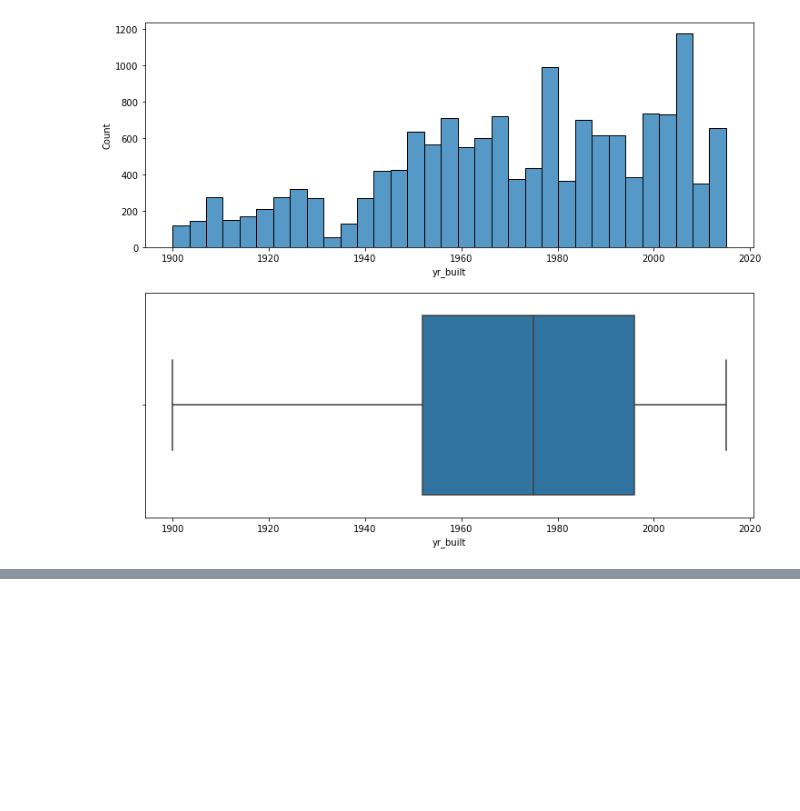
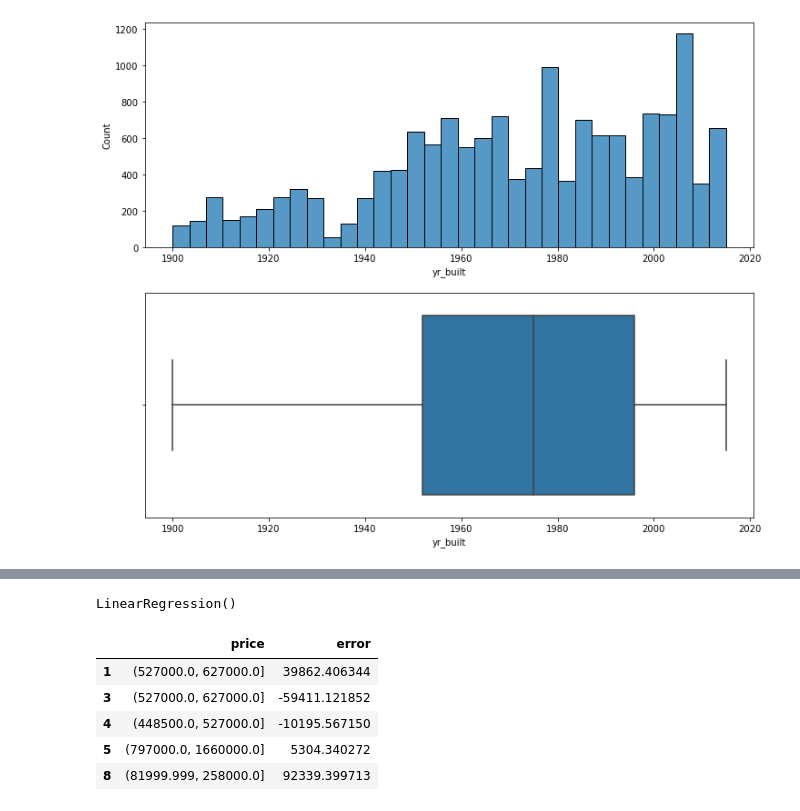
Before and after one commit to gkwarner/bsc-phase-two-project, a Jupyter notebook: notebooks/exploratory/Gabe/Import data.ipynb, the cells around one changed output, grey strips where cells are left out. Cells and saved outputs as stored; diff of their text form; code cells hidden in the pictures; blank space fills up the shorter version.

```diff
--- a/notebooks/exploratory/Gabe/Import data.ipynb
+++ b/notebooks/exploratory/Gabe/Import data.ipynb
@@ -508,0 +546,6 @@ sns.boxplot(x=yr_built_under_3_std['yr_built'], ax=ax[1])
+# %%
+train_zipcode = train_zipcode.drop('date', axis=1)
+# %%
+lr.fit(train_zipcode, y_train)
+# %% [output]
+LinearRegression()
@@ -508,0 +556,9 @@ sns.boxplot(x=yr_built_under_3_std['yr_built'], ax=ax[1])
+# %%
+binned_df.head()
+# %% [output]
+|  | price | error |
+| 1 | (527000.0, 627000.0] | 39862.406344 |
+| 3 | (527000.0, 627000.0] | -59411.121852 |
+| 4 | (448500.0, 527000.0] | -10195.567150 |
+| 5 | (797000.0, 1660000.0] | 5304.340272 |
+| 8 | (81999.999, 258000.0] | 92339.399713 |
```
Also changed, not shown: parts of 11 cells of this notebook.
